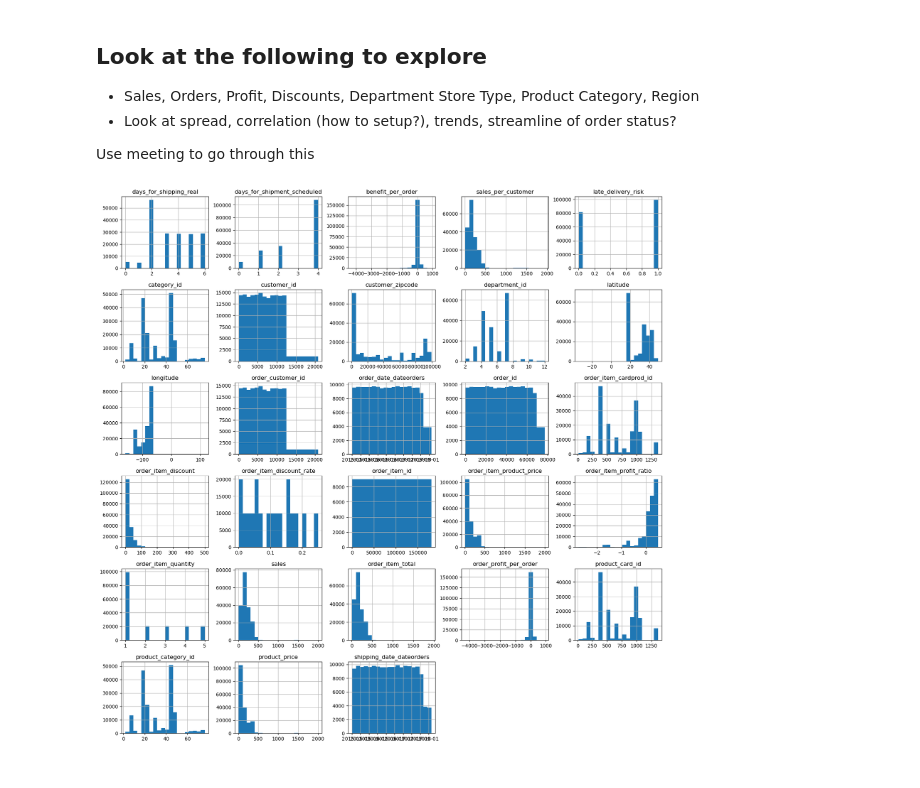
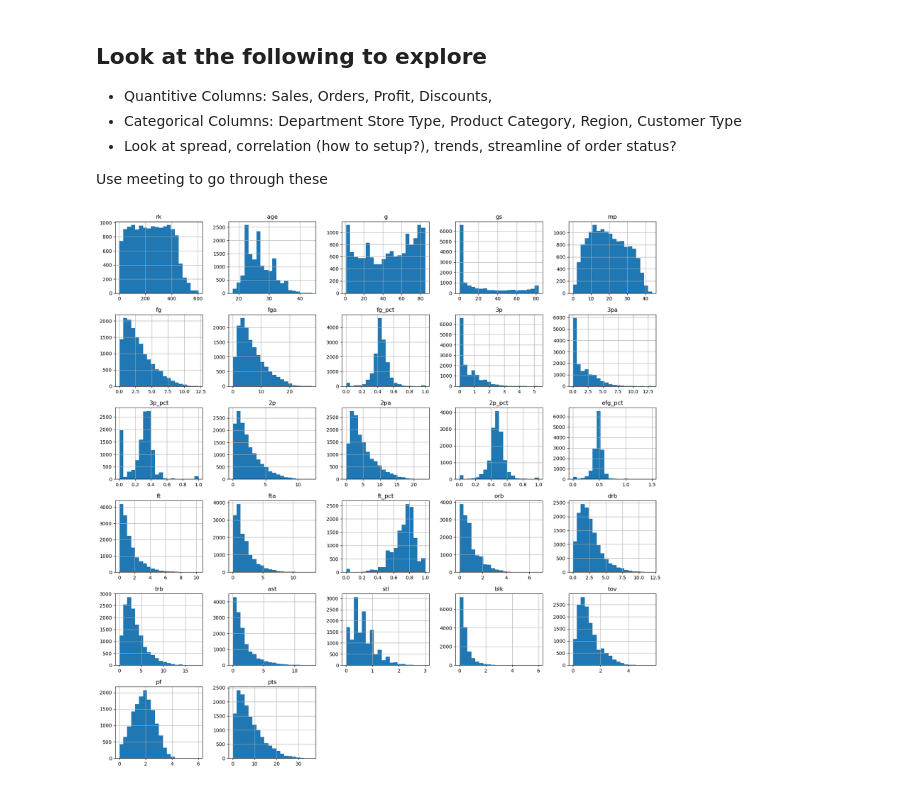
Before and after one commit to doorfish/data-analysis-project, a Jupyter notebook: python_data_analysis_project.ipynb, the cells around one changed output. Cells and saved outputs as stored; diff of their text form; code cells hidden in the pictures.

Commit message:
changed topic and data for analysis

```diff
--- a/python_data_analysis_project.ipynb
+++ b/python_data_analysis_project.ipynb
@@ -9,8 +9,13 @@ import plotly
 # %%
 ## Load data
 pd.options.display.max_columns = None
-supply_chain = pd.read_csv("datasets/DataCoSupplyChainDataset.csv", encoding='latin1')
-data_dict = pd.read_csv("datasets/DescriptionDataCoSupplyChain.csv", encoding='latin1')
-logs = pd.read_csv("datasets/tokenized_access_logs.csv", encoding='latin1')
-supply_chain.head(2)
+
+#pt_one = pd.read_csv("datasets/NBA_Player_Stats.csv")
+#pt_two = pd.read_csv("datasets/NBA_Player_Stats_2.csv") Same dataset but with MVP column
+#nba_df = pd.concat([pt_one, pt_two])
+
+nba_df = pd.read_csv("datasets/NBA_Player_Stats.csv")
+backup_df = pd.read_csv("datasets/all_seasons.csv")
+
+nba_df.head(20)
 # %% [output]
@@ -20,18 +39,18 @@ supply_chain.head(2)
 # %%
 ## Data Preprocessing
-
-supply_chain.shape[0]
+nba_df.shape
 
 # Clean field names below
 
 ## Replace whitespace in column names and remove erroneous characters
-supply_chain.columns = supply_chain.columns.str.replace('[ ]', "_", regex = True)
-supply_chain.columns = supply_chain.columns.str.replace('[()]', "", regex = True)
+nba_df.columns = nba_df.columns.str.replace('[ ]', "_", regex = True)
+nba_df.columns = nba_df.columns.str.replace('[%]', "_pct", regex = True)
 
 ## Make column names all lowercase
-supply_chain.columns = supply_chain.columns.str.lower()
+nba_df.columns = nba_df.columns.str.lower()
 
 ## Review how many nulls in data
-nulls = supply_chain.isnull().sum().loc[lambda x : x>0].sort_values(ascending=False)
+nulls = nba_df.isnull().sum().loc[lambda x : x>0].sort_values(ascending=False)
+
 nulls
 # %% [output]
@@ -83,14 +100,15 @@ memory usage: 70.2+ MB
 # %% [markdown]
 ## Look at the following to explore
 
-- Sales, Orders, Profit, Discounts, Department Store Type, Product Category, Region
+- Quantitive Columns: Sales, Orders, Profit, Discounts,
+- Categorical Columns: Department Store Type, Product Category, Region, Customer Type
 - Look at spread, correlation (how to setup?), trends, streamline of order status?
 
-Use meeting to go through this
+Use meeting to go through these
 # %%
 ## View all numeric variables
 
-supply_chain.hist(figsize=(20,20),bins = 20)
+nba_df.hist(figsize=(20,20),bins = 20)
 plt.show()
 # %% [output]
-[figure, old version]
+[figure, new version]
```
Also changed, not shown: parts of 12 cells of this notebook, 4 other files.
